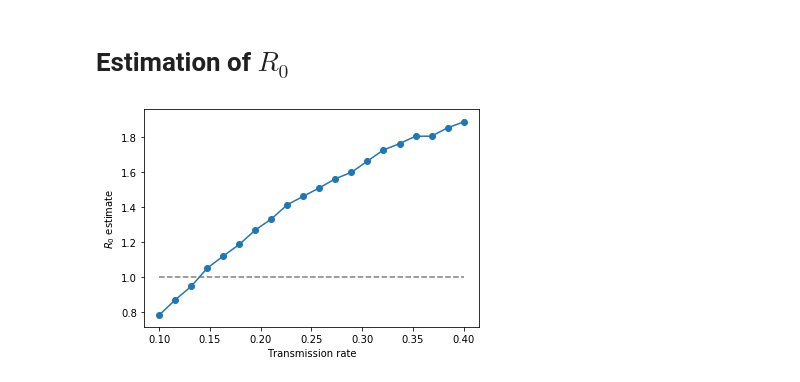
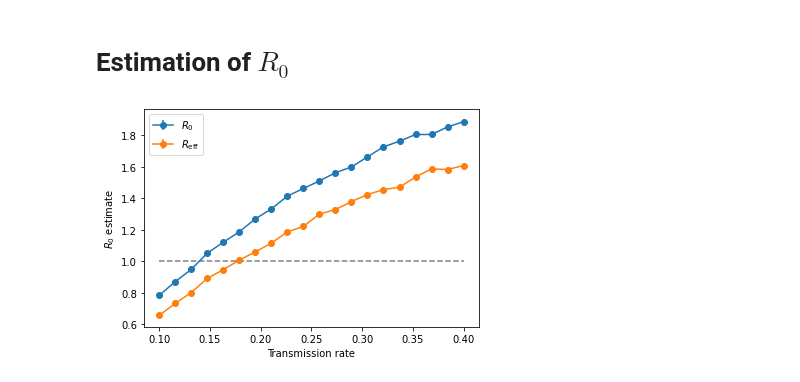
Before and after one commit to gstonge/spreading_CR, a Jupyter notebook: examples.ipynb, the cells around one changed output. Cells and saved outputs as stored; diff of their text form; code cells hidden in the pictures.

Commit message:
it is now possible to specify a vector of recovered nodes prior to calculate R0

```diff
--- a/examples.ipynb
+++ b/examples.ipynb
@@ -192,32 +192,46 @@ p = 0.05
 G = nx.watts_strogatz_graph(N, k, p, seed=seed)
 
 #propagation parameters
 transmission_rate_list = np.linspace(0.1,0.4,20) #important, transmission rate > 0
 recovery_rate = 1           #rate at which infected nodes become recovered
 waning_immunity_rate = 0    #rate at which recovered nodes become susceptible
 
 #prepare the list for the R0 estimates
 sample = 10000 #number of sample for R0
 R0_mean_list = []
 R0_std_list = []
 
+#do the same for Reff where some nodes are recovered at the beginning
+Reff_mean_list = []
+Reff_std_list = []
+nb_recovered = 200
+Rnode_list = np.random.randint(0,N,nb_recovered)
+
 i = 0
 for transmission_rate in transmission_rate_list:
     #initialize the propagation process
     sp = SpreadingProcess(list(G.edges()), transmission_rate,
                             recovery_rate, waning_immunity_rate)
+    #R0 estimate
     R0_mean,R0_std = sp.estimate_R0(sample,seed+i)
     R0_mean_list.append(R0_mean)
     R0_std_list.append(R0_std/np.sqrt(sample)) #standard error
+    #Reff estimate
+    Reff_mean,Reff_std = sp.estimate_R0(sample,seed+i,Rnode_list)
+    Reff_mean_list.append(Reff_mean)
+    Reff_std_list.append(Reff_std/np.sqrt(sample)) #standard error
     i += 1
 
 #draw R0 for different parameters
 plt.errorbar(transmission_rate_list, R0_mean_list,
-             yerr = R0_std_list, fmt = 'o-')
+             yerr = R0_std_list, fmt = 'o-', label='$R_0$')
+plt.errorbar(transmission_rate_list, Reff_mean_list,
+             yerr = Reff_std_list, fmt = 'o-',  label='$R_\mathrm{eff}$')
 plt.plot([min(transmission_rate_list),max(transmission_rate_list)],
         [1,1], '--', color='grey')
 plt.xlabel(r'Transmission rate')
 plt.ylabel(r'$R_0$ estimate')
+plt.legend()
 plt.show()
 # %% [output]
-[figure, old version]
+[figure, new version]
```
Also changed, not shown: parts of 2 cells of this notebook, 5 other files.
